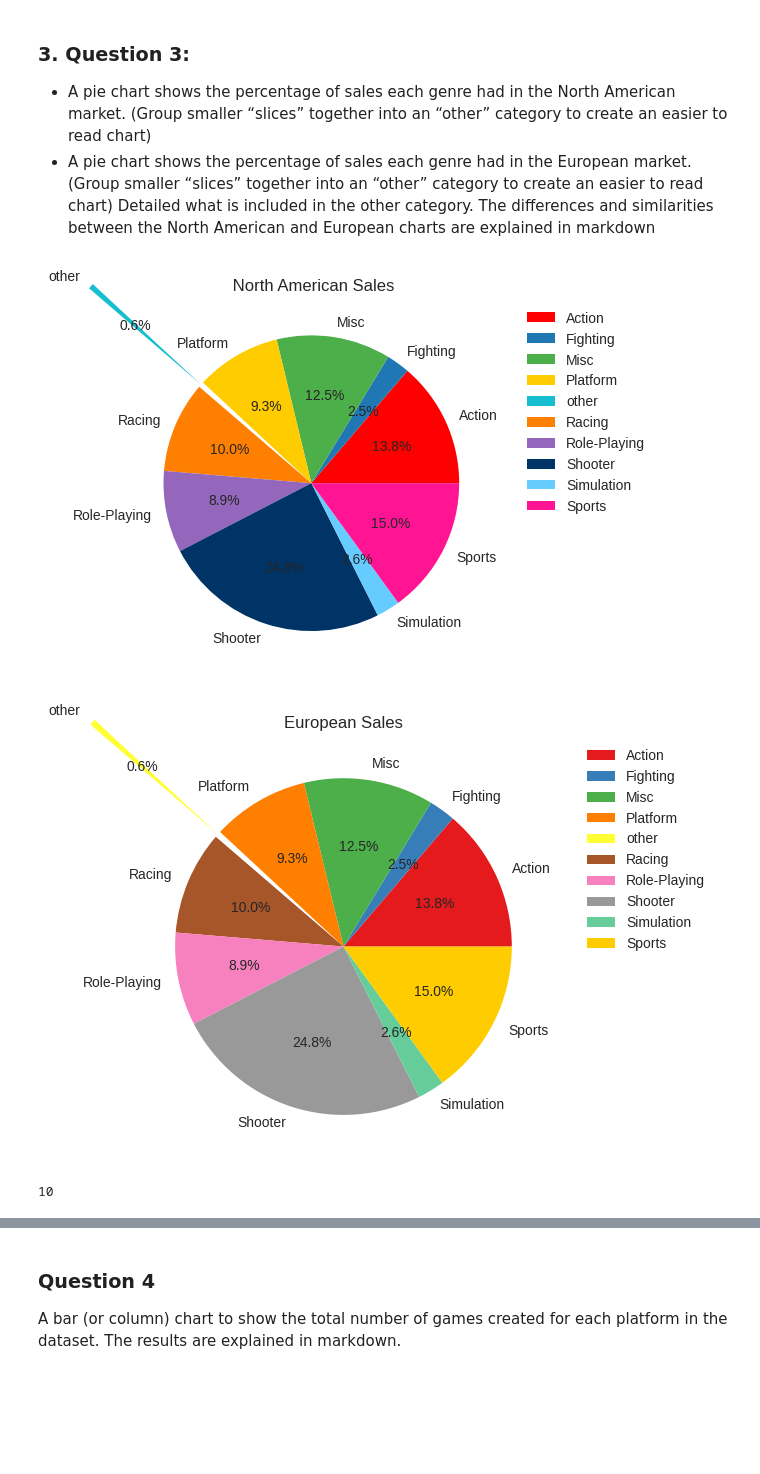
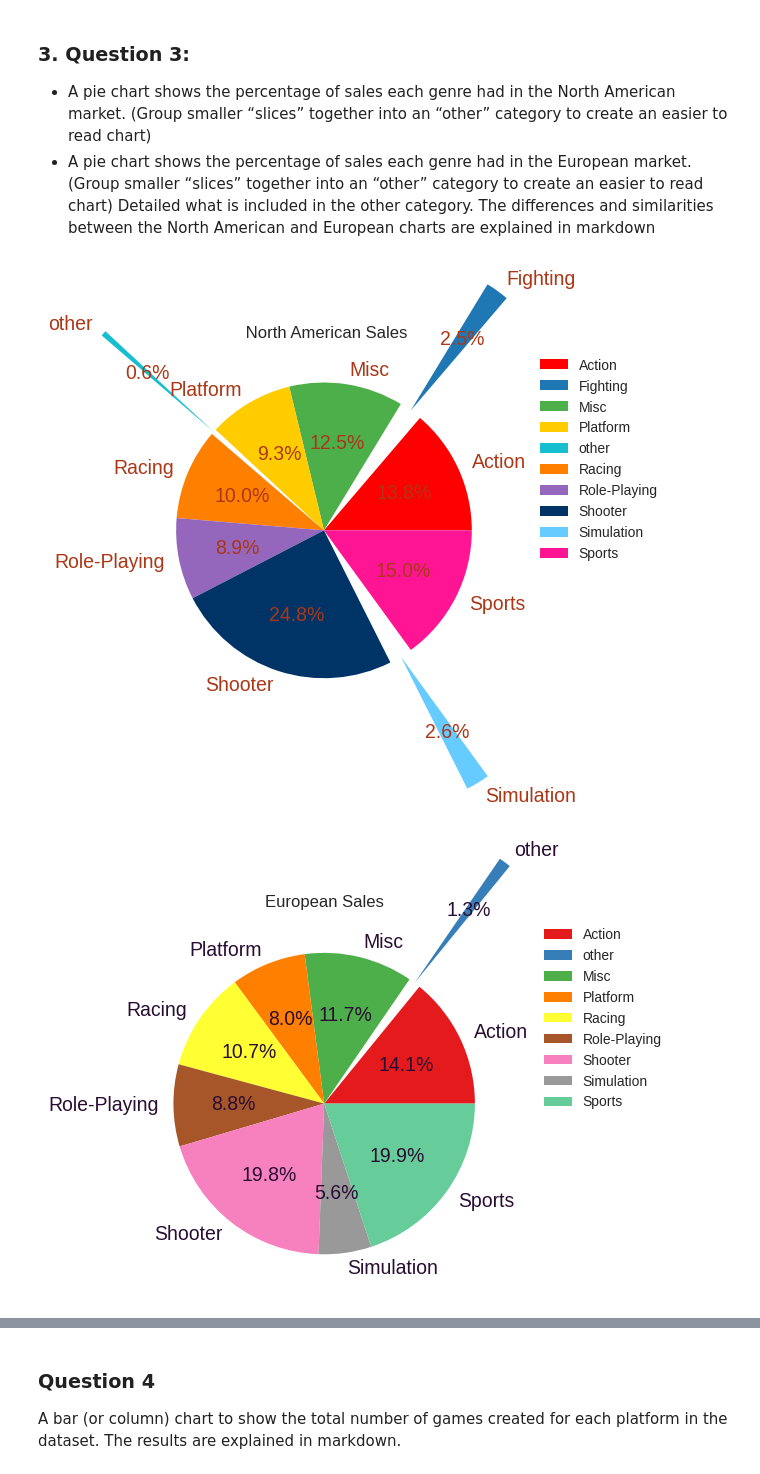
Before and after one commit to sahvsergio/treehouse_data_analysis_techdegree_unit6, a Jupyter notebook: Data Analysis Tech Degree Unit 6 Graphing Video Game Sales.ipynb, the cells around one changed output, grey strips where cells are left out. Saved outputs shown, nothing was run; the diff lists cells and outputs as text; code cells hidden in the pictures; blank space fills up the shorter version.

```diff
--- a/Data Analysis Tech Degree Unit 6 Graphing Video Game Sales.ipynb
+++ b/Data Analysis Tech Degree Unit 6 Graphing Video Game Sales.ipynb
@@ -161,8 +161,9 @@ for genre, na_sale in NA_Sales_sum.iterrows():
     na_labels.append(genre)
     na_sales.append(na_sale.iloc[0])
 
-for eu_genre, eu_sale in NA_Sales_sum.iterrows():
+for eu_genre, eu_sale in European_Sales_sum.iterrows():
     eu_labels.append(eu_genre)
+
     eu_sales.append(eu_sale.iloc[0])
 
 na_dict= { k:v for (k,v) in zip(na_labels, na_sales)}
@@ -202,38 +203,40 @@ na_colors=colors = [
     '#FF1493'   #  - Pink
 ]
 
 #explode=(0,0,0,0,1,0,0,0,0,0
 plt.title(' North American Sales', fontsize=12)
-plt.pie(new_na_sales, labels=new_na_labels,autopct='%1.1f%%',colors=na_colors, explode=(0,0,0,0,1,0,0,0,0,0),normalize=True)
+plt.pie(new_na_sales, labels=new_na_labels,autopct='%1.1f%%',colors=na_colors, explode=(0,1,0,0,1,0,0,0,1,0),textprops={'fontsize': 14, 'color': '#AB3717'})
 plt.legend(bbox_to_anchor=(1.05, 1), loc='upper left')
 plt.show()
 
 
 
 
 plt.title('European Sales', fontsize=12)
 eu_colors = colors = [
     '#E41A1C',  # Red
     '#377EB8',  # Blue
     '#4DAF4A',  # Green
     '#FF7F00',  # Orange
     '#FFFF33',  # Yellow
     '#A65628',  # Brown
     '#F781BF',  # Pink
     '#999999',  # Gray
     '#66CC99',  # Light Green
     '#FFCC00'   # Yellow-orange
 ]
-plt.pie(new_eu_sales, labels=new_eu_labels,autopct='%1.1f%%',colors=eu_colors,explode=(0,0,0,0,1,0,0,0,0,0), normalize=True)
+plt.pie(new_eu_sales, labels=new_eu_labels,autopct='%1.1f%%',colors=eu_colors,explode=(0,1,0,0,0,0,0,0,0), textprops={'fontsize': 14, 'color': '#290D33'},
+        )
 #shooter sports and action
 #Simulation, Puzzle, Fighting
 plt.legend(bbox_to_anchor=(1.05, 1), loc='upper left')
 plt.tight_layout()
 plt.show()
+
+#'upper right', 'upper left', 'lower left', 'lower right', 'right', 'center left', 'center right', 'lower center', 'upper center', 'center'
 # %% [output]
-[figure, old version]
+[figure, new version]
-[figure, old version]
+[figure, new version]
-10
 # %% [markdown]
 
 Explanation
```
Also changed, not shown: parts of 1 cell of this notebook.
